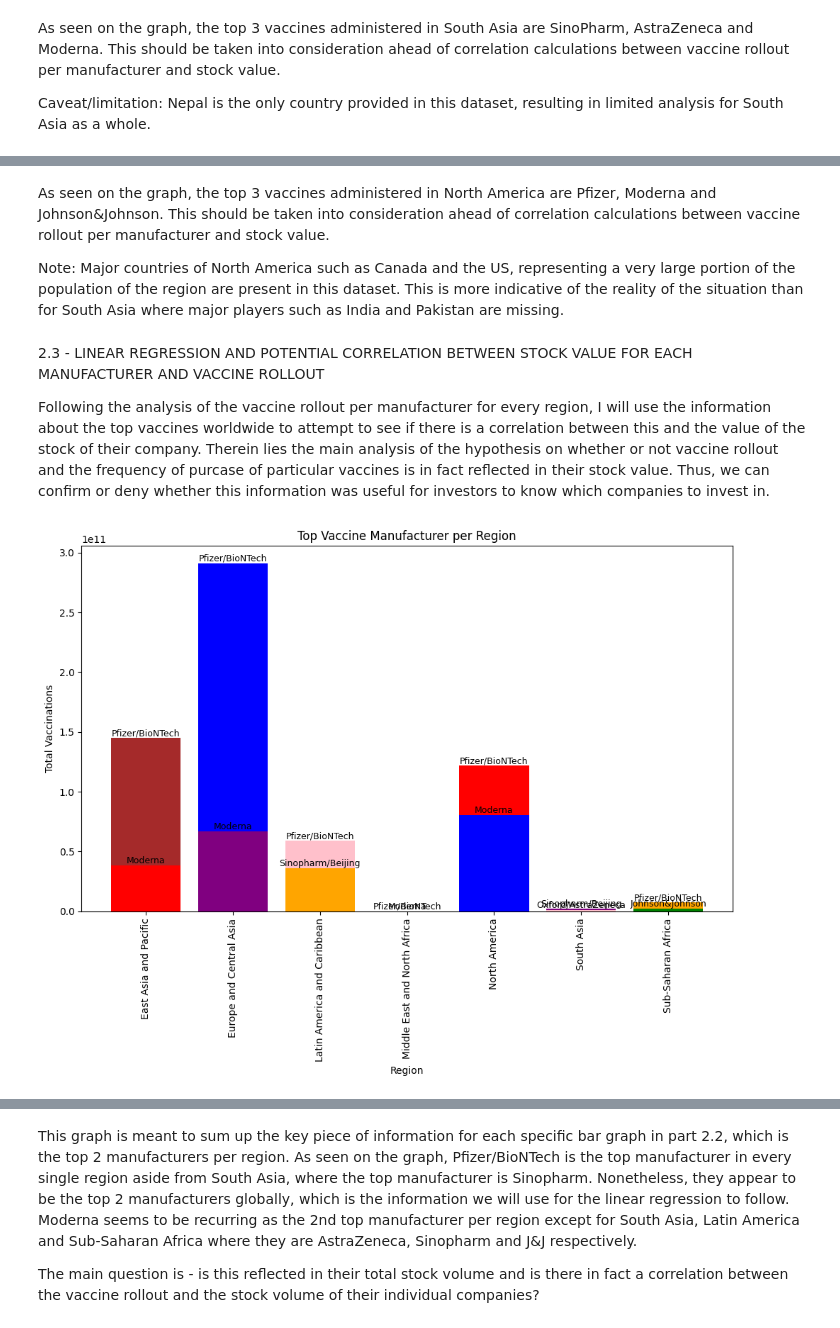
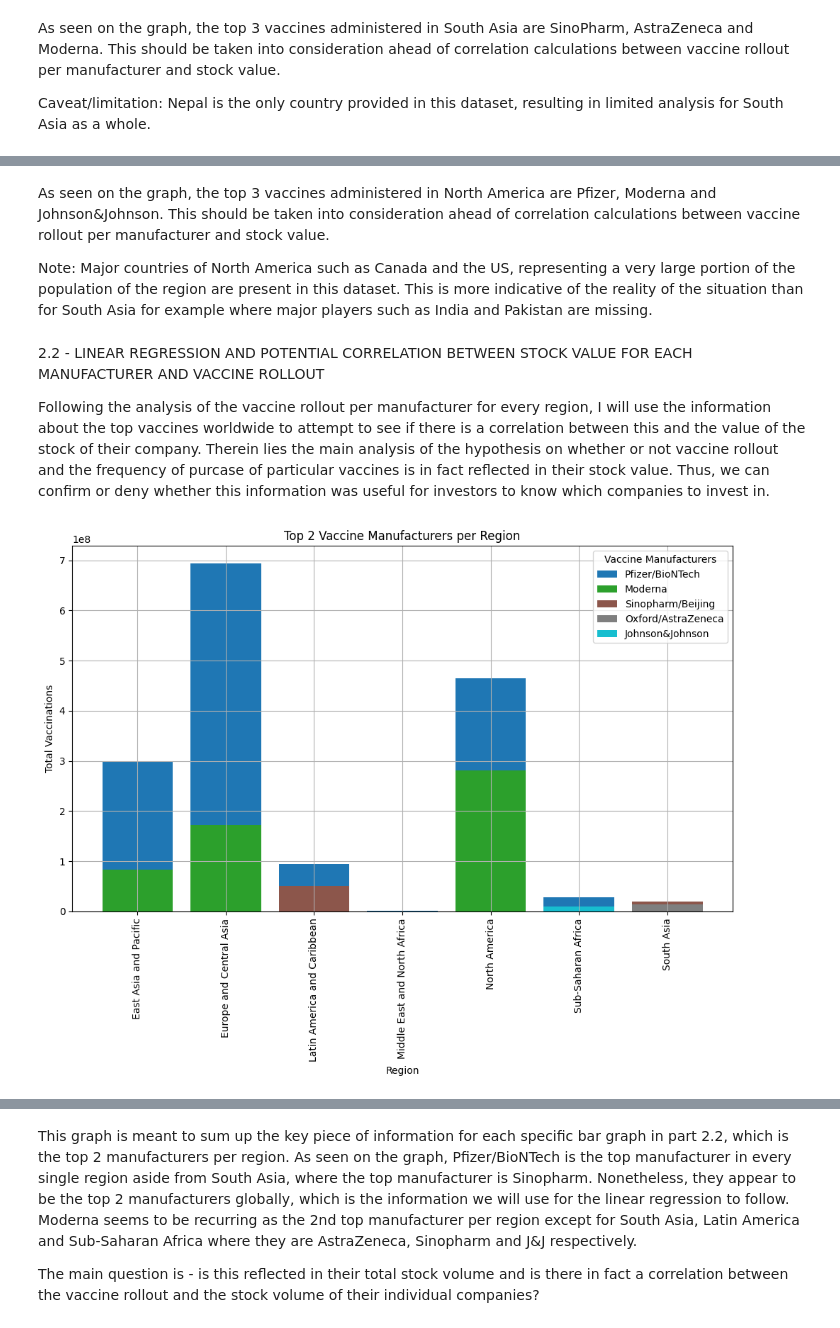
Before and after one commit to nazimben25/project1_group2, a Jupyter notebook: Ahmad-project/vaccine-data.ipynb, the cells around one changed output, grey strips where cells are left out. Drawn from its saved outputs; the diff is of its cells as text; code cells hidden in the pictures.

```diff
--- a/Ahmad-project/vaccine-data.ipynb
+++ b/Ahmad-project/vaccine-data.ipynb
@@ -25,8 +26,6 @@ from scipy.stats import linregress
 # %%
 #Load the appropriate datasets and read them
 
-vaccination_data_to_load = Path("/Users/ahmedmansour/Desktop/datacourse/project1_group2/Ahmad/Resources/vaccinations1.csv")
-manufacturer_data_to_load = Path("/Users/ahmedmansour/Desktop/datacourse/project1_group2/Ahmad/Resources/vaccinations-by-manufacturer.csv")
+manufacturer_data_to_load = Path("Resources/vaccinations-by-manufacturer.csv")
 
-vaccination_data = pd.read_csv(vaccination_data_to_load)
 manufacturer_data = pd.read_csv(manufacturer_data_to_load)
@@ -255,6 +110,6 @@ region_vaccination_line_graph(refined_vaccination_df)
 # %%
 #Load csv dataset containing vaccine rollout per manufacturer for visualization
-manufacturer_merged_data_to_load = Path("/Users/ahmedmansour/Desktop/datacourse/project1_group2/Ahmad/Output/merged_manufacturer_df.csv")
+manufacturer_merged_data_to_load = Path("Output/merged_manufacturer_df.csv")
 manufacturers_df = pd.read_csv(manufacturer_merged_data_to_load)
 
 manufacturers_df.head()
@@ -389,33 +239,49 @@ region_per_manufacturer_bar_chart(manufacturers_df, "North America", 'pink')
 # %% [markdown]
 As seen on the graph, the top 3 vaccines administered in North America are Pfizer, Moderna and Johnson&Johnson. This should be taken into consideration ahead of correlation calculations between vaccine rollout per manufacturer and stock value.
 
-Note: Major countries of North America such as Canada and the US, representing a very large portion of the population of the region are present in this dataset. This is more indicative of the reality of the situation than for South Asia where major players such as India and Pakistan are missing.
+Note: Major countries of North America such as Canada and the US, representing a very large portion of the population of the region are present in this dataset. This is more indicative of the reality of the situation than for South Asia for example where major players such as India and Pakistan are missing.
 # %% [markdown]
-2.3 - LINEAR REGRESSION AND POTENTIAL CORRELATION BETWEEN STOCK VALUE FOR EACH MANUFACTURER AND VACCINE ROLLOUT
+2.2 - LINEAR REGRESSION AND POTENTIAL CORRELATION BETWEEN STOCK VALUE FOR EACH MANUFACTURER AND VACCINE ROLLOUT
 
 Following the analysis of the vaccine rollout per manufacturer for every region, I will use the information about the top vaccines worldwide to attempt to see if there is a correlation between this and the value of the stock of their company. Therein lies the main analysis of the hypothesis on whether or not vaccine rollout and the frequency of purcase of particular vaccines is in fact reflected in their stock value. Thus, we can confirm or deny whether this information was useful for investors to know which companies to invest in.
 # %%
-#Form a bar graph displaying top vaccine manufacturer per region to know which linear regression to produce
+#Produce a summary bar graph that summarizes top 2 manufacturers per region, data that will be used for the linear regression
 
-#Start by filtering out Aggregates as this region is not properly defined and therefore is confusing
+#Filter out Aggregates as this region is not properly defined
 filtered_df = manufacturers_df[manufacturers_df["region"] != "Aggregates"]
 
-#Group by vqccine/region data and total vaccinations to identify the top manufacturer per region
-region_manufacturer_data = filtered_df.groupby(["region", "vaccine"])["Total Vaccinations per Manufacturer"].sum().reset_index()
-top_manufacturers = region_manufacturer_data.groupby("region").apply(lambda x: x.nlargest(2, 'Total Vaccinations per Manufacturer')).reset_index(drop=True)
-#Display the data
-colors=['brown', 'red', 'blue', 'purple', 'pink', 'orange', 'green']
-plt.figure(figsize=(10,8))
-bars = plt.bar(top_manufacturers['region'], top_manufacturers['Total Vaccinations per Manufacturer'], color=colors)
-for bar, manufacturer in zip(bars, top_manufacturers['vaccine']):
-    plt.text(bar.get_x() + bar.get_width() / 2, bar.get_height(), manufacturer,
-             ha='center', va='bottom', fontsize=9)
+#Get the maximum vaccinations per manufacturer for each country
+max_vaccinations = filtered_df.groupby(['location', 'region', 'vaccine'])['Total Vaccinations per Manufacturer'].max().reset_index()
+
+#Group by 'region' and 'vaccine' to sum the maximum values for each region based on the values for each country
+region_manufacturer_data = max_vaccinations.groupby(['region', 'vaccine'])['Total Vaccinations per Manufacturer'].sum().reset_index()
+
+#Identify the top 2 manufacturers per region
+top_manufacturers = region_manufacturer_data.groupby('region').apply(lambda x: x.nlargest(2, 'Total Vaccinations per Manufacturer')).reset_index(drop=True)
+
+#Create a unique color mapping for each manufacturer
+unique_vaccines = top_manufacturers['vaccine'].unique()
+colors = plt.cm.get_cmap('tab10', len(unique_vaccines))  # Using a colormap for distinct colors
+color_mapping = {vaccine: colors(i) for i, vaccine in enumerate(unique_vaccines)}
+
+
+#Plot each manufacturer separately
+plt.figure(figsize=(10, 8))
+for manufacturer in unique_vaccines:
+    manufacturer_data = top_manufacturers[top_manufacturers['vaccine'] == manufacturer]
+    plt.bar(manufacturer_data['region'], manufacturer_data['Total Vaccinations per Manufacturer'],
+            color=color_mapping[manufacturer], label=manufacturer)
+
+# Create a legend using unique vaccine names
+plt.legend(title="Vaccine Manufacturers")
+
 plt.title("Top 2 Vaccine Manufacturers per Region")
 plt.xlabel("Region")
 plt.ylabel("Total Vaccinations")
 plt.xticks(rotation=90)
 plt.tight_layout()
+plt.grid()
 plt.savefig("Output/top_vaccine_manufacturers_per_region.png")
 plt.show()
 # %% [output]
-[figure, old version]
+[figure, new version]
```
Also changed, not shown: parts of 40 cells of this notebook, 35 other files.
